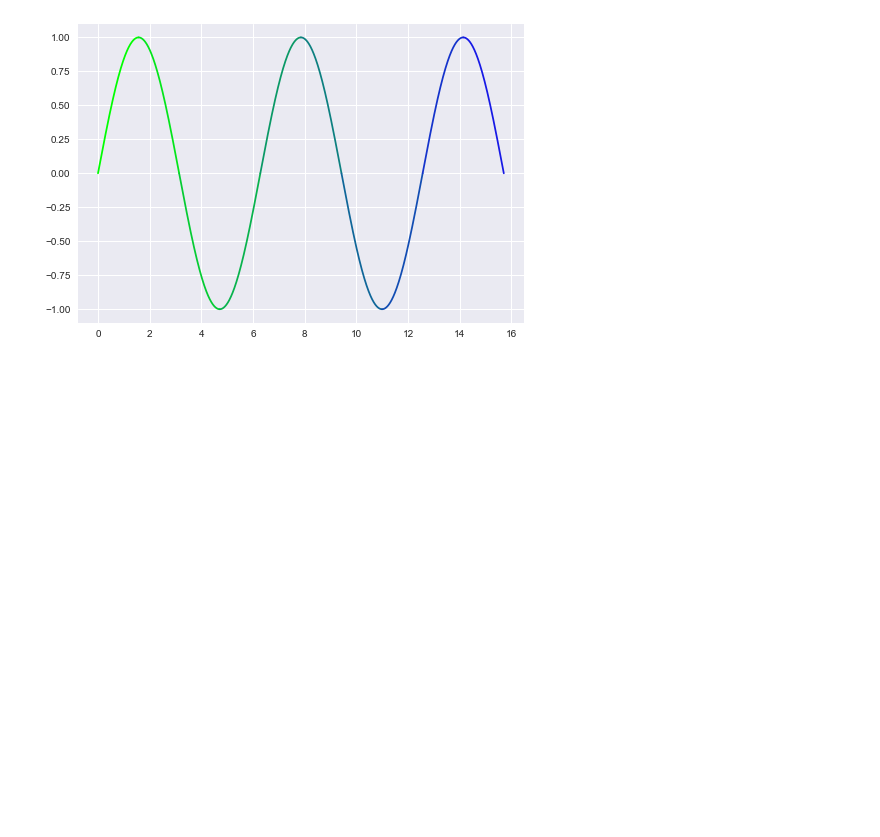
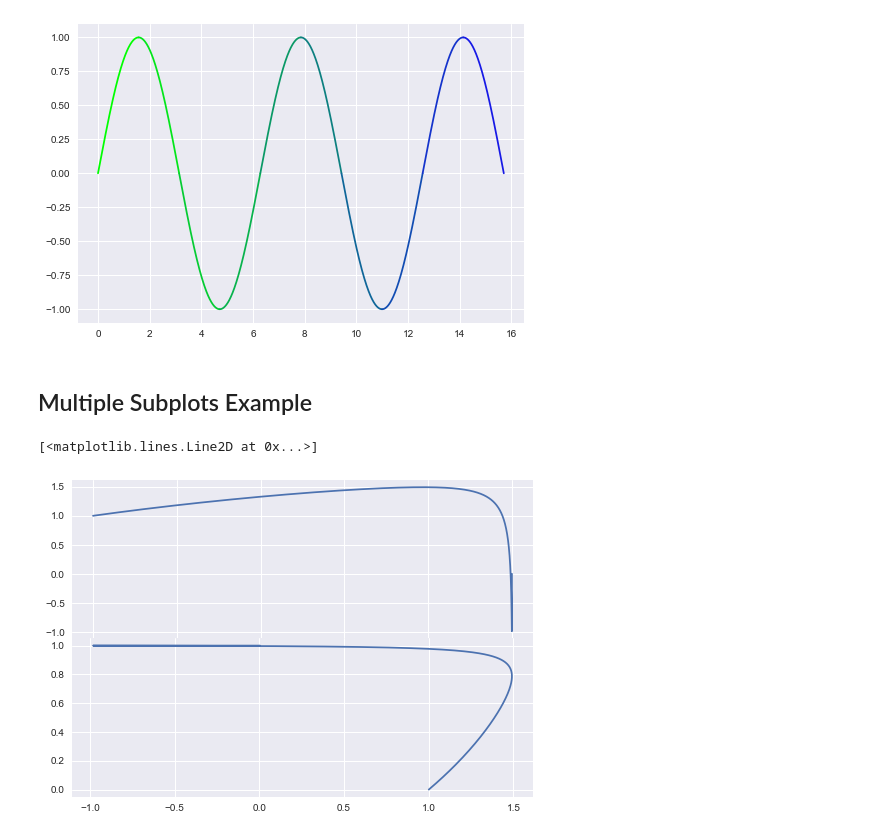
Before and after one commit to Moaaz-Mahmoud/Library-Demos, a Jupyter notebook: matplotlib_demo.ipynb, the cells around one changed output. Cells and saved outputs as stored; diff of their text form; code cells hidden in the pictures; blank space fills up the shorter version.

```diff
--- a/matplotlib_demo.ipynb
+++ b/matplotlib_demo.ipynb
@@ -137,3 +138,21 @@ for i in range(10):
     plt.plot(x, y, color=(i/100, 1-i/10, i/10))
 # %% [output]
 [figure]
+# %% [markdown]
+## Multiple Subplots Example
+# %%
+sech = lambda x: 1/np.cosh(x)
+
+fig = plt.figure()
+ax1 = fig.add_axes([0.1, 0.5, 0.8, 0.4])
+ax2 = fig.add_axes([0.1, 0.1, 0.8, 0.4])
+
+t = np.linspace(0, 2*np.pi, 720)
+x = np.tanh(t)
+y = sech(t) + np.sin(t)
+
+ax1.plot(x, y)
+ax2.plot(y, x)
+# %% [output]
+[<matplotlib.lines.Line2D at 0x...>]
+[figure, added]
```
Also changed, not shown: parts of 27 cells of this notebook.
